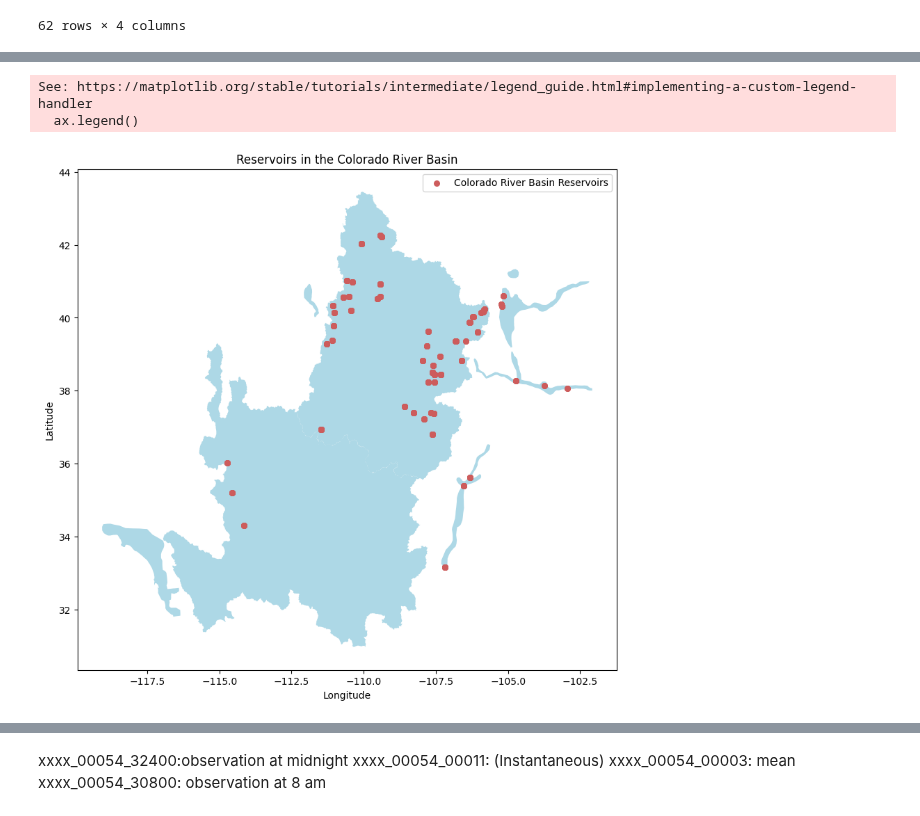
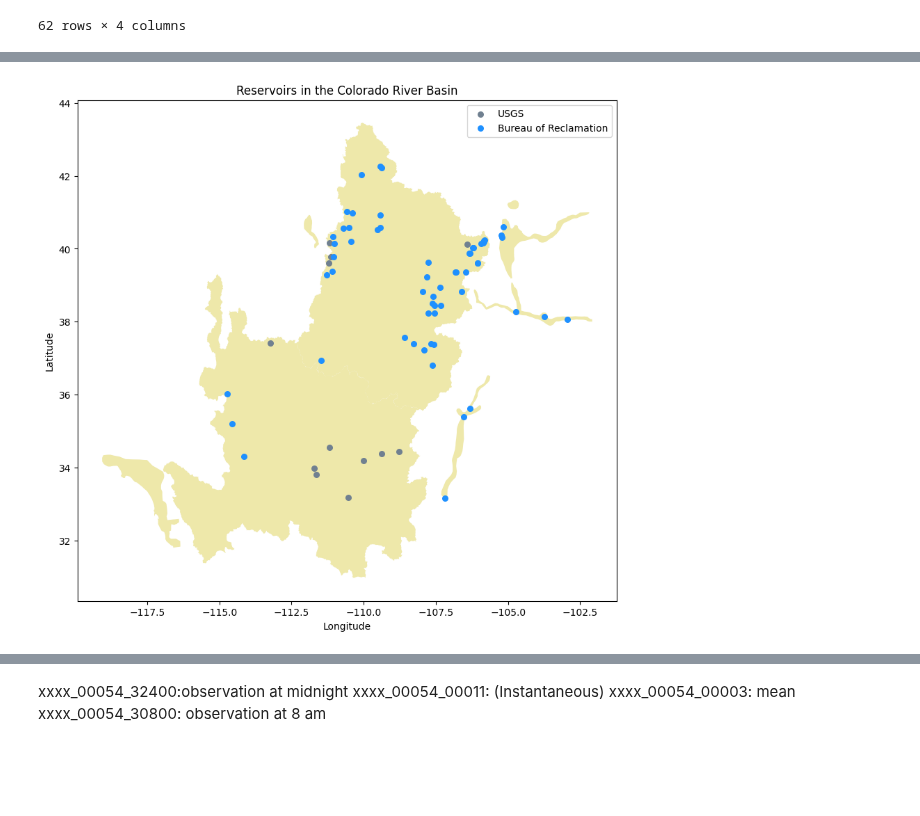
Before and after one commit to uwescience/DSSG2023-Groundwater, a Jupyter notebook: Snippets/yuanninghuang/read_surfacewater_all.ipynb, the cells around one changed output, grey strips where cells are left out. Drawn from its saved outputs; the diff is of its cells as text; code cells hidden in the pictures; blank space fills up the shorter version.

```diff
--- a/Snippets/yuanninghuang/read_surfacewater_all.ipynb
+++ b/Snippets/yuanninghuang/read_surfacewater_all.ipynb
@@ -43,11 +79,11 @@ def read_csv_from_url(url):
         print(f"Failed to download file: {e}")
         return None
 # %%
-# Load your shapefile
+# Load CRB shapefile
 basin_shape = gpd.read_file('/home/yhuang21/remoteData/shapefiles/Colorado_River_Basin_Hydrological_Boundaries_with_Areas_served_by_Colorado_River.shp')
 
 # Load reservoir data from Bureau of Reclamation
-reclamation_reservoir_metadata = read_csv_from_url('https://www.usbr.gov/uc/water/hydrodata/reservoir_data/meta.csv')
+reclamation_reservoir_metadata = read_reclamation_from_url('https://www.usbr.gov/uc/water/hydrodata/reservoir_data/meta.csv')
 # %%
 # Convert your DataFrame to a GeoDataFrame
 geometry = [Point(xy) for xy in zip(reclamation_reservoir_metadata['site_metadata.longi'], reclamation_reservoir_metadata['site_metadata.lat'])]
@@ -69,3 +107,4 @@ reclamation_reservoirs = reclamation_reservoirs.drop_duplicates().reset_index(dr
 
 # Rename Columns
 reclamation_reservoirs = reclamation_reservoirs.rename(columns={'site_metadata.site_name':'name', 'site_metadata.lat':'lat', 'site_metadata.longi':'lon'})
+reclamation_reservoirs['name'] = reclamation_reservoirs['name'].str.title()
@@ -107,0 +397,14 @@ else:
+# %%
+usgs_reservoirs = read_usgs_from_url('https://waterdata.usgs.gov/nwis/dv?referred_module=sw&search_site_no=09&search_site_no_match_type=beginning&site_tp_cd=OC&site_tp_cd=OC-CO&site_tp_cd=ES&site_tp_cd=LK&site_tp_cd=ST&site_tp_cd=ST-CA&site_tp_cd=ST-DCH&site_tp_cd=ST-TS&index_pmcode_00054=1&group_key=county_cd&format=sitefile_output&sitefile_output_format=rdb&column_name=site_no&column_name=station_nm&column_name=site_tp_cd&column_name=dec_lat_va&column_name=dec_long_va&range_selection=days&period=365&date_format=YYYY-MM-DD&rdb_compression=file&list_of_search_criteria=search_site_no%2Csite_tp_cd%2Crealtime_parameter_selection', is_metadata=True)
+
+usgs_reservoirs['lat'] = usgs_reservoirs['lat'].astype(float)
+usgs_reservoirs['lon'] = usgs_reservoirs['lon'].astype(float)
+
+# Define function to clean station name
+def clean_station_name(name):
+    for separator in [" Near ", " At "]:
+        name = name.split(separator)[0]
+    return name
+
+# Apply function to 'station_nm' column
+usgs_reservoirs['name'] = usgs_reservoirs['name'].apply(clean_station_name)
@@ -108,22 +455,33 @@ else:
 # %%
+usgs_reservoirs['source'] = 'USGS'
+reclamation_reservoirs['source'] = 'Bureau of Reclamation'
+all_reservoirs_info = pd.concat([usgs_reservoirs, reclamation_reservoirs]).reset_index(drop=True)
+
+# Convert your DataFrame to a GeoDataFrame
+geometry = [Point(xy) for xy in zip(all_reservoirs_info['lon'], all_reservoirs_info['lat'])]
+all_reservoirs_gdf = gpd.GeoDataFrame(all_reservoirs_info, geometry=geometry)
+all_reservoirs_gdf.crs = "EPSG:4326"
+
+usgs_reservoirs_gdf = all_reservoirs_gdf[all_reservoirs_gdf['source'] == 'USGS']
+reclamation_reservoirs_gdf = all_reservoirs_gdf[all_reservoirs_gdf['source'] == 'Bureau of Reclamation']
+
 # Set up the figure and axis
 fig, ax = plt.subplots(figsize=(10, 10))
 
 # Plot the basins
-basin_shape.plot(ax=ax, color='lightblue', label='Lower Basin')
+basin_shape.plot(ax=ax, color='palegoldenrod')
 
-# # Plot the reservoirs
-joined_gdf.plot(ax=ax, marker='o', color='IndianRed', markersize=30, label='Colorado River Basin Reservoirs')
+# Plot the reservoirs
+usgs_reservoirs_gdf.plot(ax=ax, marker='o', color='slategrey', markersize=30, label='USGS')
+reclamation_reservoirs_gdf.plot(ax=ax, marker='o', color='dodgerblue', markersize=30, label='Bureau of Reclamation')
 
-# # Add title and labels
+# Add title, labels, and legend
 plt.title('Reservoirs in the Colorado River Basin')
 plt.xlabel('Longitude')
 plt.ylabel('Latitude')
 ax.legend()
 
 # Show the plot
 plt.show()
 # %% [output]
-See: https://matplotlib.org/stable/tutorials/intermediate/legend_guide.html#implementing-a-custom-legend-handler
-  ax.legend()
-[figure, old version]
+[figure, new version]
```
Also changed, not shown: parts of 34 cells of this notebook.
